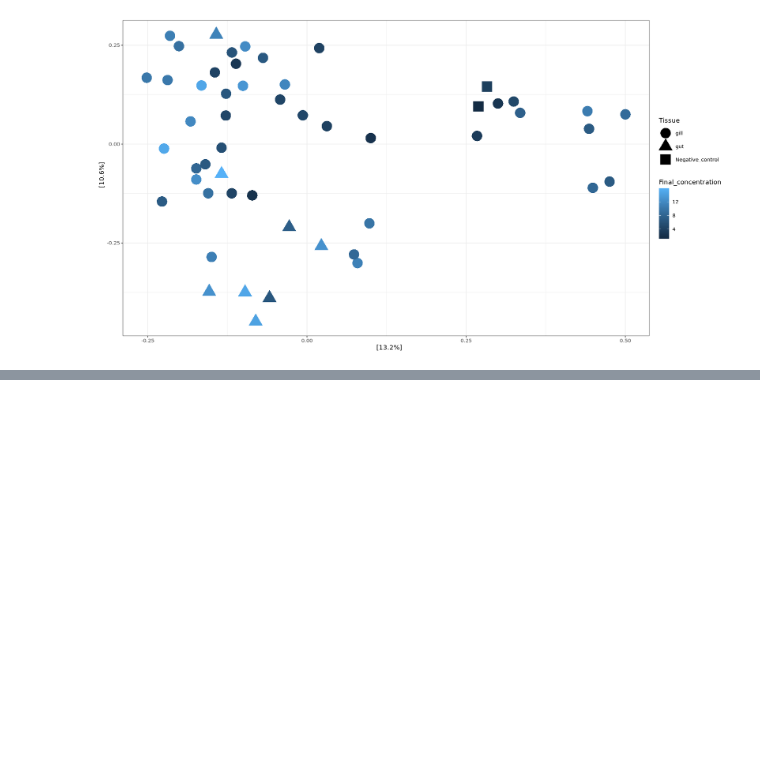
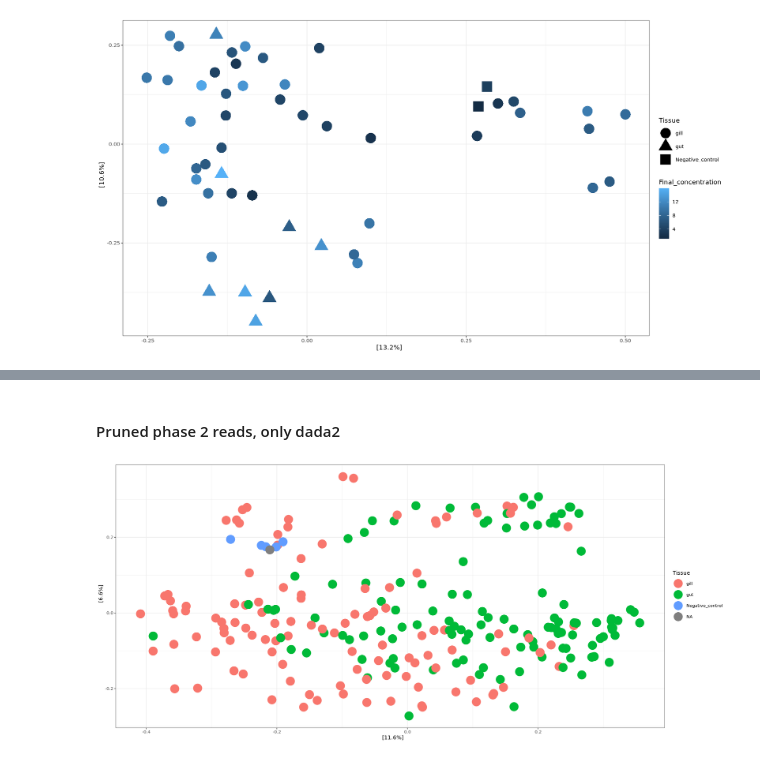
Before and after one commit to jfiorilla/ORCC_16S, a Jupyter notebook: 2_phyloseq.ipynb, the cells around one changed output, grey strips where cells are left out. Drawn from its saved outputs; the diff is of its cells as text; code cells hidden in the pictures; blank space fills up the shorter version.

```diff
--- a/2_phyloseq.ipynb
+++ b/2_phyloseq.ipynb
@@ -463,0 +534,7 @@ plot_ordination(ps_july6, july6.ord, color = "Final_concentration", shape = "Tis
+# %%
+# Remove samples with less than 10k reads
+psD_10k <- prune_samples(sample_sums(ps) >= 10000, psD)
+
+# Compare phyloseq objects
+psD
+psD_10k
@@ -463,0 +561,4 @@ plot_ordination(ps_july6, july6.ord, color = "Final_concentration", shape = "Tis
+# %%
+# Keep just bacteria
+psD_bacteria <- subset_taxa(psD_10k, Kingdom == "Bacteria")
+psD_bacteria
@@ -463,0 +654,11 @@ plot_ordination(ps_july6, july6.ord, color = "Final_concentration", shape = "Tis
+# %% [markdown]
+#### Pruned phase 2 reads, only dada2
+# %%
+# Remove filter samples from PCoA and plot
+psD_tissue_prune <- subset_samples(psD_prune, is.na(Tissue) | Tissue != "filter")
+tissue.ordD_prune <- ordinate(psD_tissue_prune, "PCoA", "bray")
+plot_ordination(psD_tissue_prune, tissue.ordD_prune, color = "Tissue") +
+    geom_point(size=8) +
+    theme_bw()
+# %% [output]
+[figure, added]
```
Also changed, not shown: parts of 36 cells of this notebook, 1 other file.
